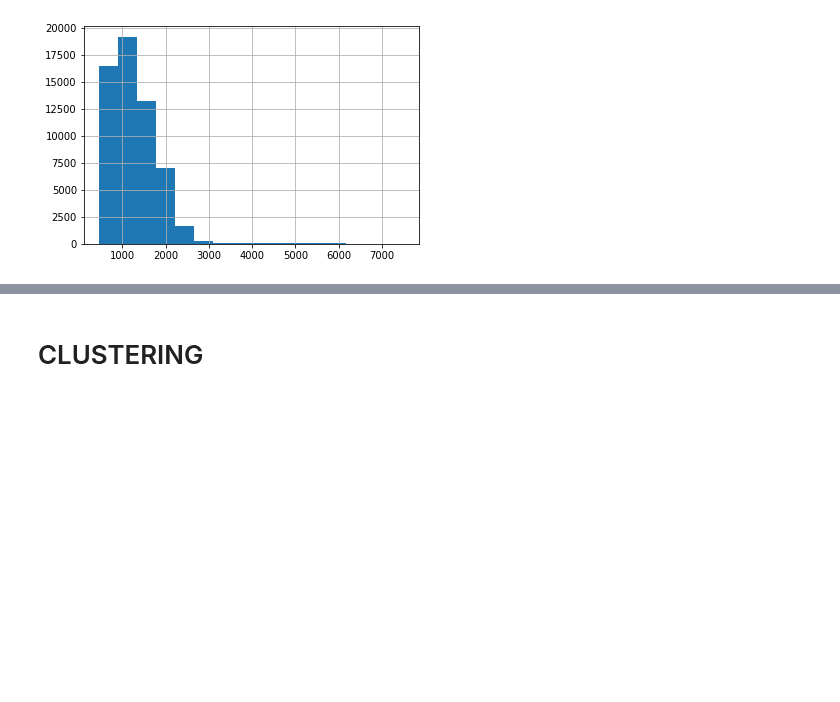
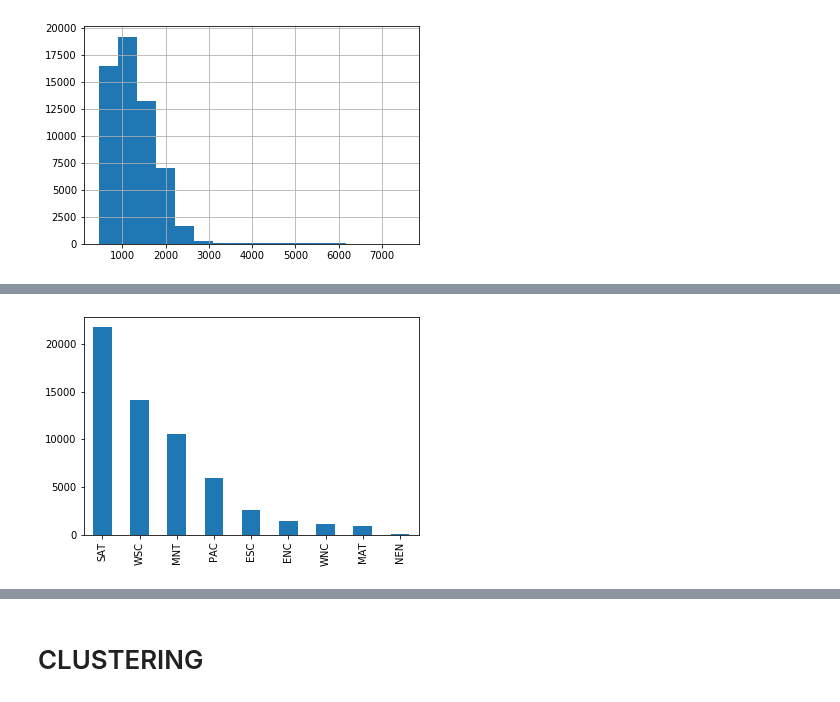
Before and after one commit to andybbruno/DataMining, a Jupyter notebook: DataUnderstanding.ipynb, the cells around one changed output, grey strips where cells are left out. Saved outputs shown, nothing was run; the diff lists cells and outputs as text; code cells hidden in the pictures; blank space fills up the shorter version.

```diff
--- a/DataUnderstanding.ipynb
+++ b/DataUnderstanding.ipynb
@@ -333,0 +387,4 @@ plt.show()
+# %%
+plot = df['Region'].value_counts().plot(kind='bar')
+# %% [output]
+[figure, added]
```
Also changed, not shown: parts of 21 cells of this notebook.
